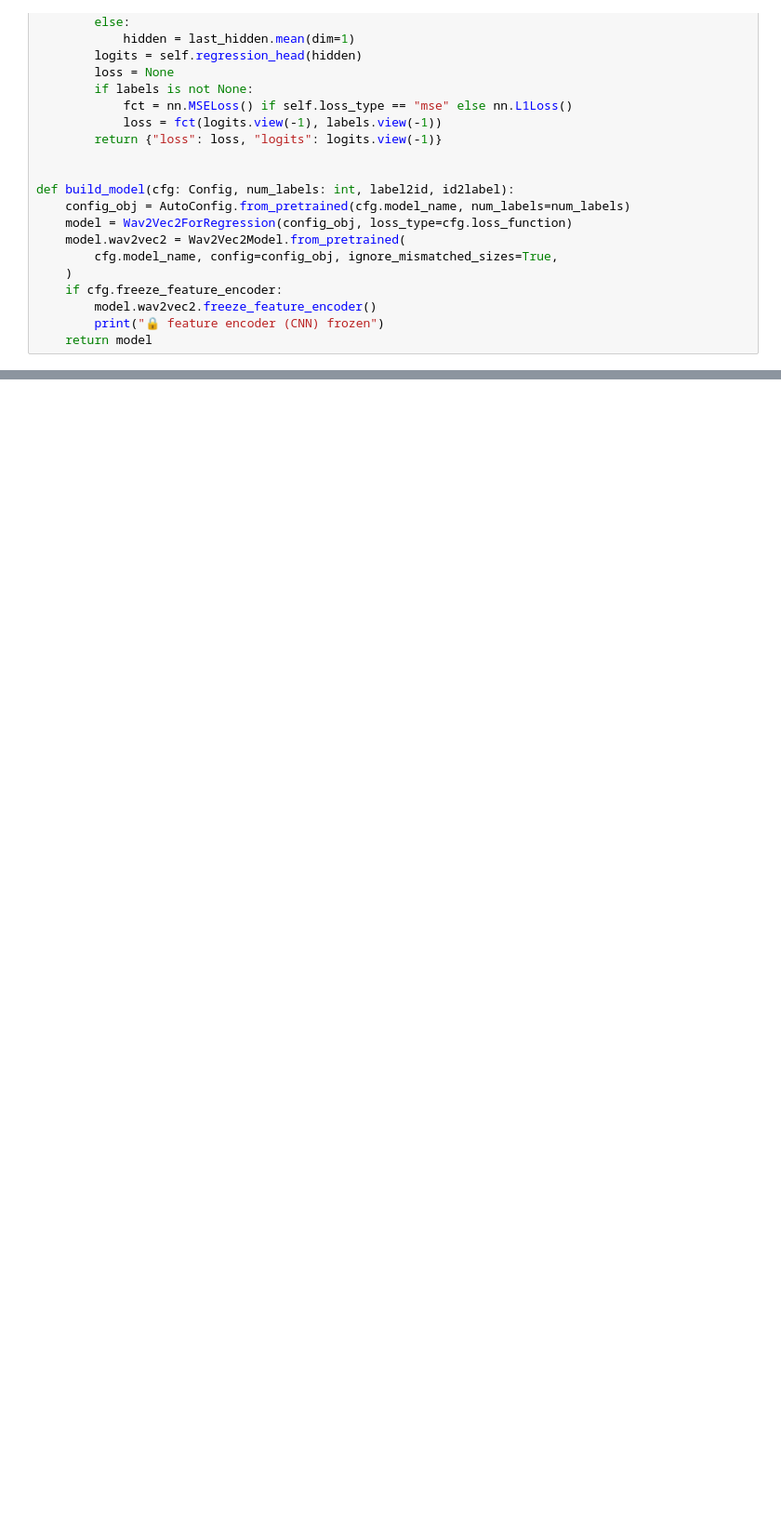
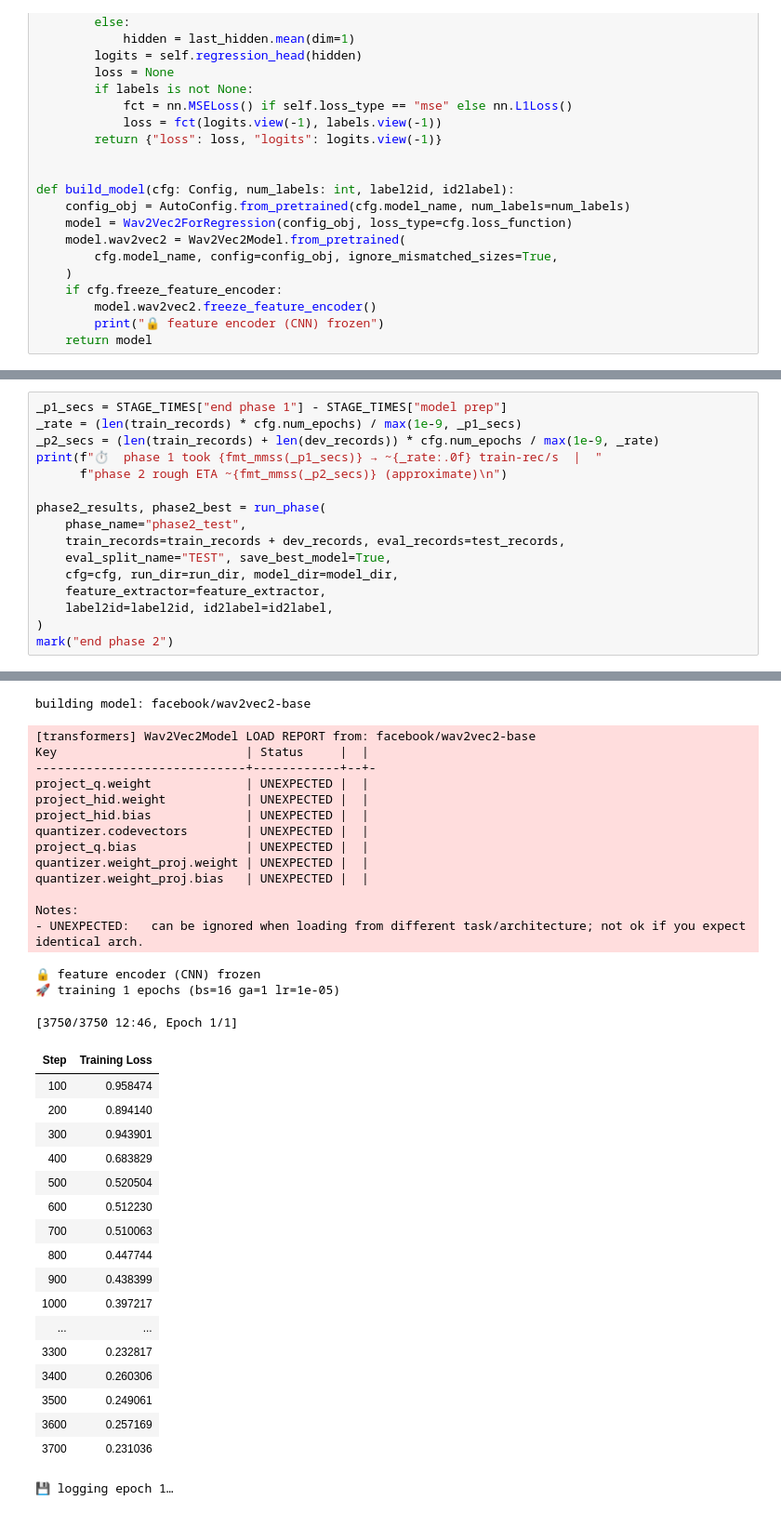
Before and after one commit to porupski/slavic-speech-pipeline, a Jupyter notebook: 3_instance_models/32_train_instance_regression.ipynb, the cells around one changed output, grey strips where cells are left out. Shown at 93% size. Saved outputs shown, nothing was run; the diff lists cells and outputs as text; blank space fills up the shorter version.

```diff
--- a/3_instance_models/32_train_instance_regression.ipynb
+++ b/3_instance_models/32_train_instance_regression.ipynb
@@ -1070,0 +1001,17 @@ For a second target on the same dataset, change two lines of Config (`label_key`
+# %%
+_p1_secs = STAGE_TIMES["end phase 1"] - STAGE_TIMES["model prep"]
+_rate = (len(train_records) * cfg.num_epochs) / max(1e-9, _p1_secs)
+_p2_secs = (len(train_records) + len(dev_records)) * cfg.num_epochs / max(1e-9, _rate)
+print(f"⏱  phase 1 took {fmt_mmss(_p1_secs)} → ~{_rate:.0f} train-rec/s  |  "
+      f"phase 2 rough ETA ~{fmt_mmss(_p2_secs)} (approximate)\n")
+
+phase2_results, phase2_best = run_phase(
+    phase_name="phase2_test",
+    train_records=train_records + dev_records, eval_records=test_records,
+    eval_split_name="TEST", save_best_model=True,
+    cfg=cfg, run_dir=run_dir, model_dir=model_dir,
+    feature_extractor=feature_extractor,
+    label2id=label2id, id2label=id2label,
+)
+mark("end phase 2")
+# %% [output]
@@ -1070,0 +1025,35 @@ For a second target on the same dataset, change two lines of Config (`label_key`
+building model: facebook/wav2vec2-base
+[transformers] Wav2Vec2Model LOAD REPORT from: facebook/wav2vec2-base
+Key                          | Status     |  |
+-----------------------------+------------+--+-
+project_q.weight             | UNEXPECTED |  |
+project_hid.weight           | UNEXPECTED |  |
+project_hid.bias             | UNEXPECTED |  |
+quantizer.codevectors        | UNEXPECTED |  |
+project_q.bias               | UNEXPECTED |  |
+quantizer.weight_proj.weight | UNEXPECTED |  |
+quantizer.weight_proj.bias   | UNEXPECTED |  |
+
+Notes:
+- UNEXPECTED:   can be ignored when loading from different task/architecture; not ok if you expect identical arch.
+🔒 feature encoder (CNN) frozen
+🚀 training 1 epochs (bs=16 ga=1 lr=1e-05)
+[3750/3750 12:46, Epoch 1/1]
+| Step | Training Loss |
+| 100 | 0.958474 |
+| 200 | 0.894140 |
+| 300 | 0.943901 |
+| 400 | 0.683829 |
+| 500 | 0.520504 |
+| 600 | 0.512230 |
+| 700 | 0.510063 |
+| 800 | 0.447744 |
+| 900 | 0.438399 |
+| 1000 | 0.397217 |
+| ... | ... |
+| 3300 | 0.232817 |
+| 3400 | 0.260306 |
+| 3500 | 0.249061 |
+| 3600 | 0.257169 |
+| 3700 | 0.231036 |
+💾 logging epoch 1…
```
Also changed, not shown: parts of 73 cells of this notebook, 1 other file.
